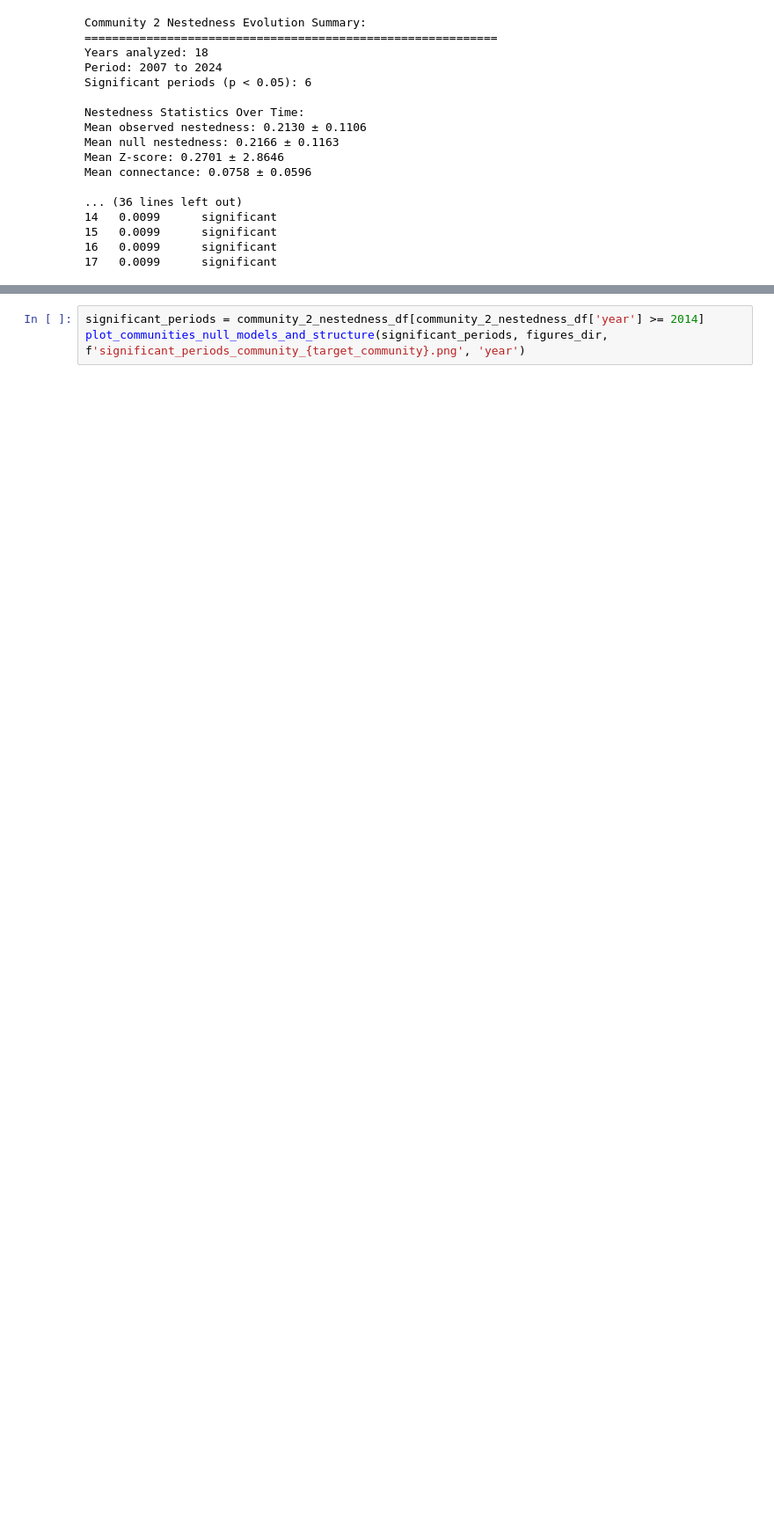
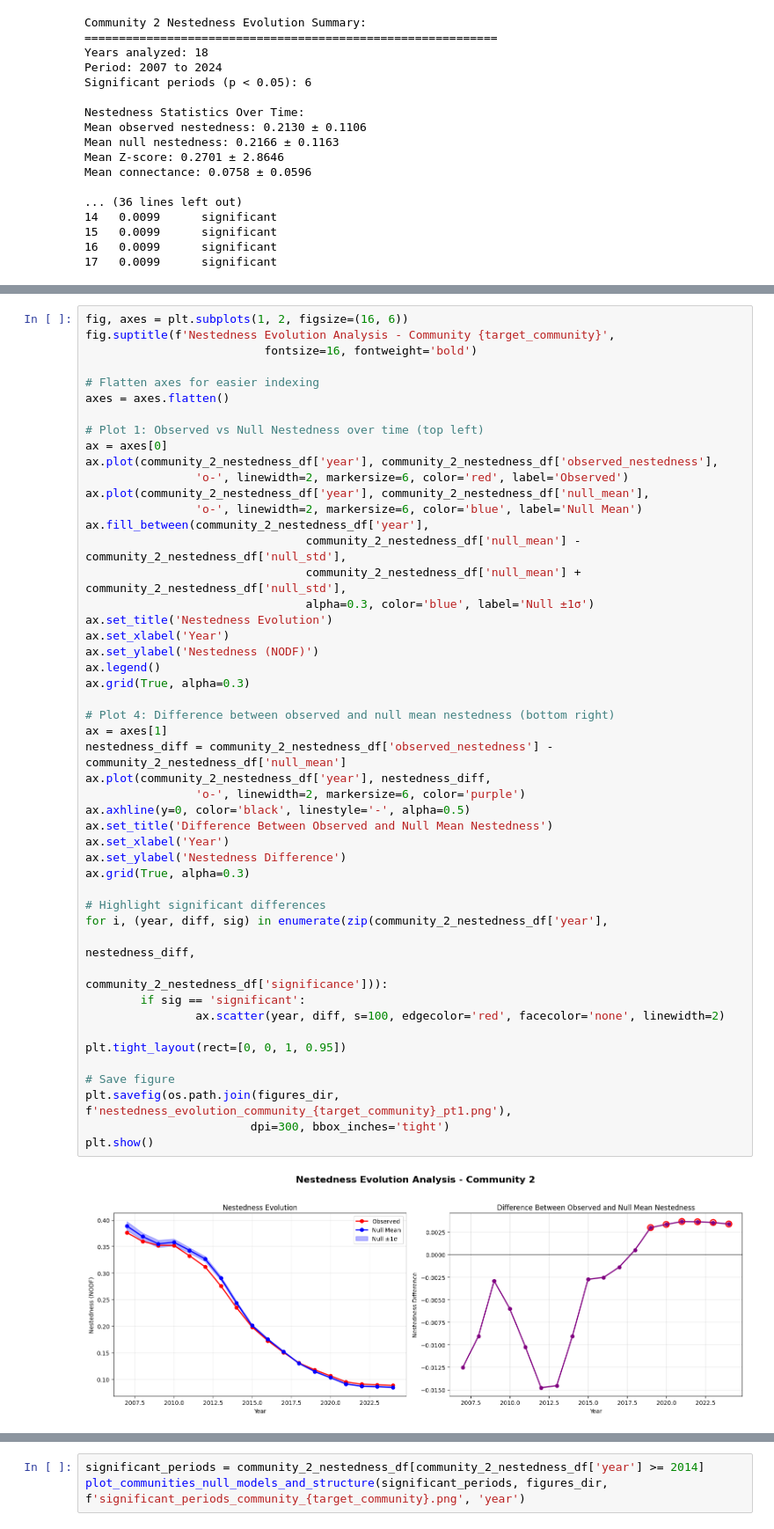
Before and after one commit to joaomelga/innovation-networks-exploration, a Jupyter notebook: src/vc_bipartite_explore_communities.ipynb, the cells around one changed output, grey strips where cells are left out. Shown at 88% size. Saved outputs shown, nothing was run; the diff lists cells and outputs as text; blank space fills up the shorter version.

Commit message:
refactor: :art: split images for better visualization

```diff
--- a/src/vc_bipartite_explore_communities.ipynb
+++ b/src/vc_bipartite_explore_communities.ipynb
@@ -1686,0 +1632,50 @@ plt.show()
+# %%
+fig, axes = plt.subplots(1, 2, figsize=(16, 6))
+fig.suptitle(f'Nestedness Evolution Analysis - Community {target_community}',
+                          fontsize=16, fontweight='bold')
+
+# Flatten axes for easier indexing
+axes = axes.flatten()
+
+# Plot 1: Observed vs Null Nestedness over time (top left)
+ax = axes[0]
+ax.plot(community_2_nestedness_df['year'], community_2_nestedness_df['observed_nestedness'],
+                'o-', linewidth=2, markersize=6, color='red', label='Observed')
+ax.plot(community_2_nestedness_df['year'], community_2_nestedness_df['null_mean'],
+                'o-', linewidth=2, markersize=6, color='blue', label='Null Mean')
+ax.fill_between(community_2_nestedness_df['year'],
+                                community_2_nestedness_df['null_mean'] - community_2_nestedness_df['null_std'],
+                                community_2_nestedness_df['null_mean'] + community_2_nestedness_df['null_std'],
+                                alpha=0.3, color='blue', label='Null ±1σ')
+ax.set_title('Nestedness Evolution')
+ax.set_xlabel('Year')
+ax.set_ylabel('Nestedness (NODF)')
+ax.legend()
+ax.grid(True, alpha=0.3)
+
+# Plot 4: Difference between observed and null mean nestedness (bottom right)
+ax = axes[1]
+nestedness_diff = community_2_nestedness_df['observed_nestedness'] - community_2_nestedness_df['null_mean']
+ax.plot(community_2_nestedness_df['year'], nestedness_diff,
+                'o-', linewidth=2, markersize=6, color='purple')
+ax.axhline(y=0, color='black', linestyle='-', alpha=0.5)
+ax.set_title('Difference Between Observed and Null Mean Nestedness')
+ax.set_xlabel('Year')
+ax.set_ylabel('Nestedness Difference')
+ax.grid(True, alpha=0.3)
+
+# Highlight significant differences
+for i, (year, diff, sig) in enumerate(zip(community_2_nestedness_df['year'],
+                                                                                 nestedness_diff,
+                                                                                 community_2_nestedness_df['significance'])):
+        if sig == 'significant':
+                ax.scatter(year, diff, s=100, edgecolor='red', facecolor='none', linewidth=2)
+
+plt.tight_layout(rect=[0, 0, 1, 0.95])
+
+# Save figure
+plt.savefig(os.path.join(figures_dir, f'nestedness_evolution_community_{target_community}_pt1.png'),
+                        dpi=300, bbox_inches='tight')
+plt.show()
+# %% [output]
+[figure, added]
```
Also changed, not shown: parts of 4 cells of this notebook, 3 other files.
